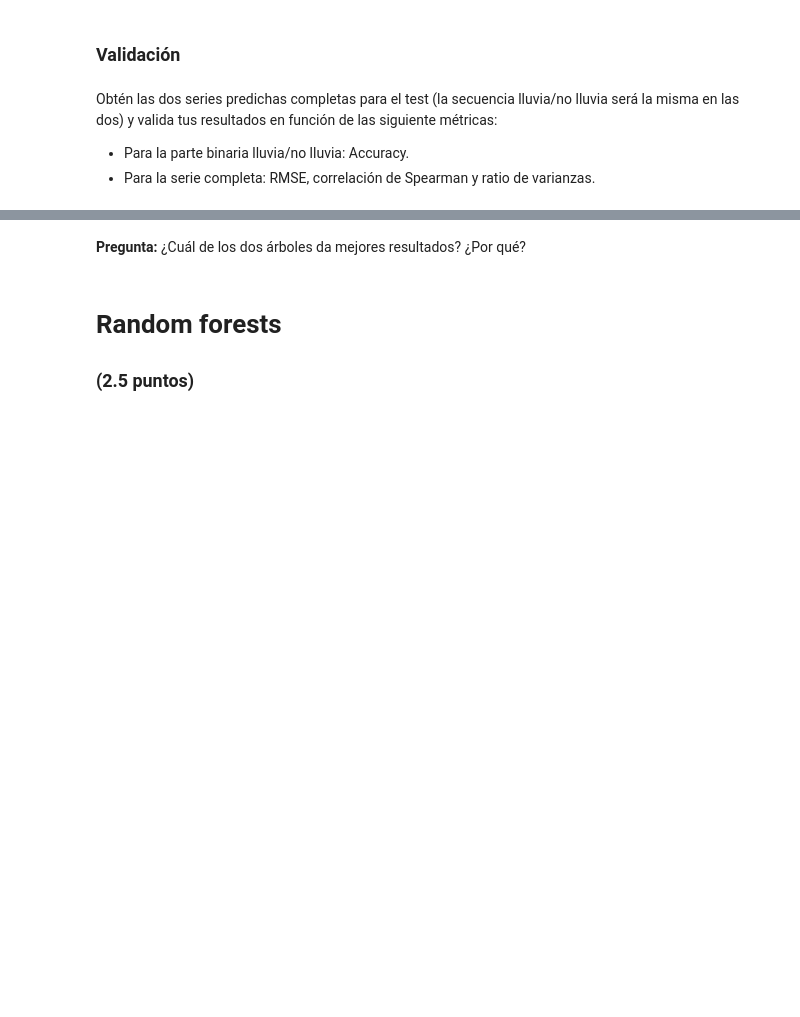
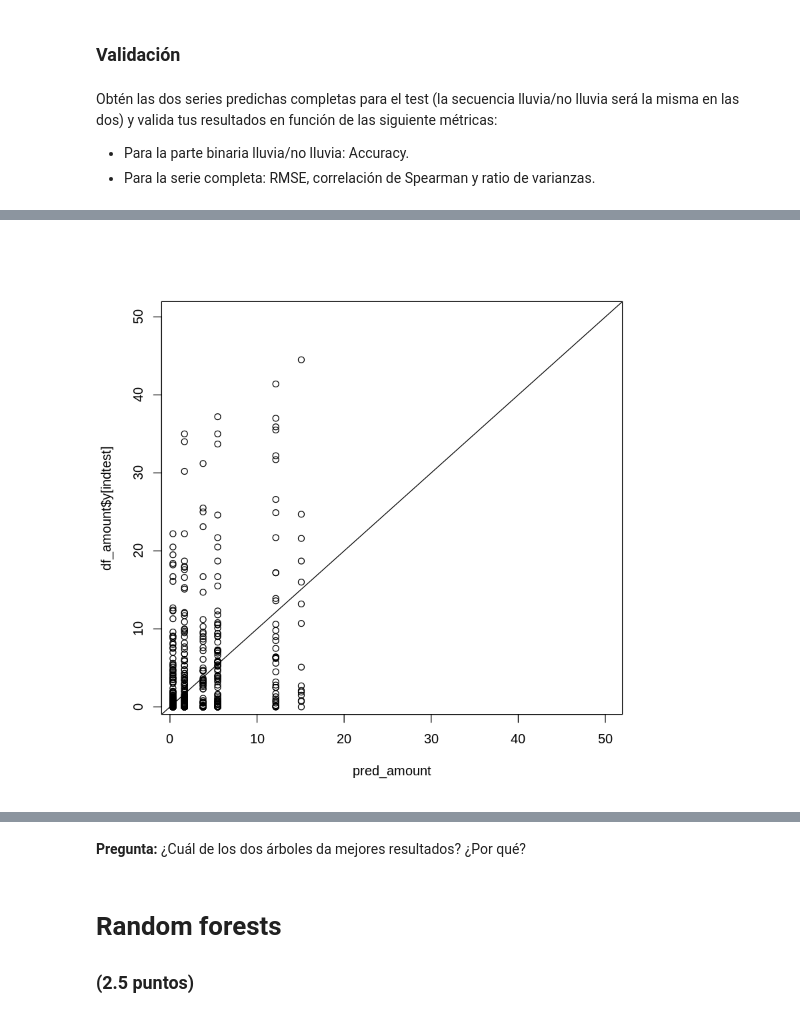
Before and after one commit to yerartdev/uc-m1966-datamining, a Jupyter notebook: d3/S17-T03_LAB_IntercomparisonTechniques.ipynb, the cells around one changed output, grey strips where cells are left out. Saved outputs shown, nothing was run; the diff lists cells and outputs as text; code cells hidden in the pictures; blank space fills up the shorter version.

```diff
--- a/d3/S17-T03_LAB_IntercomparisonTechniques.ipynb
+++ b/d3/S17-T03_LAB_IntercomparisonTechniques.ipynb
@@ -743,6 +803,8 @@ paste('')
 # %%
 #::GMG::Veo cómo de buena es la predicción gráficamente
-#plot(pred_amount,df_amount$y[indtest], xlim = c(1,50), ylim = c(1,50))
-#abline(0,1)
+plot(pred_amount,df_amount$y[indtest], xlim = c(1,50), ylim = c(1,50))
+abline(0,1)
+# %% [output]
+[figure, added]
 # %%
 #::GMG::Ejemplo de lluvia observada y predicha (365 primeros días)
```
Also changed, not shown: parts of 13 cells of this notebook.
